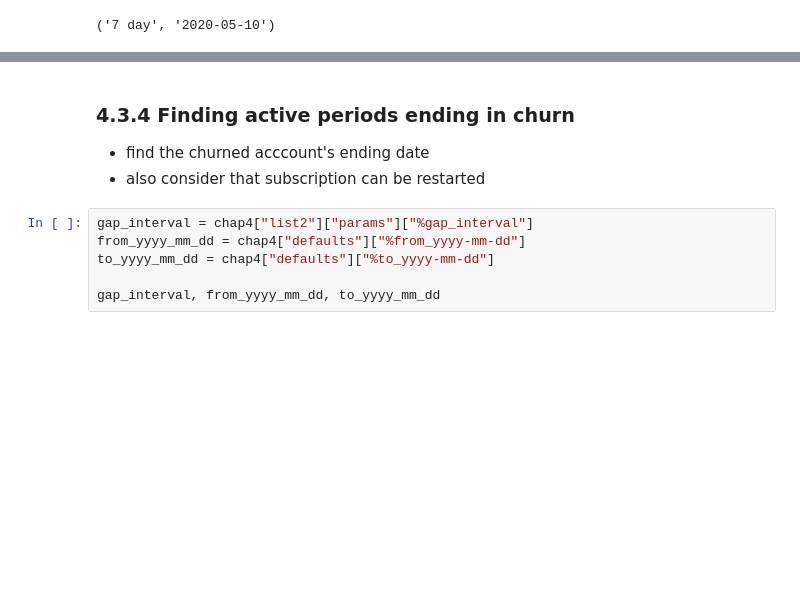
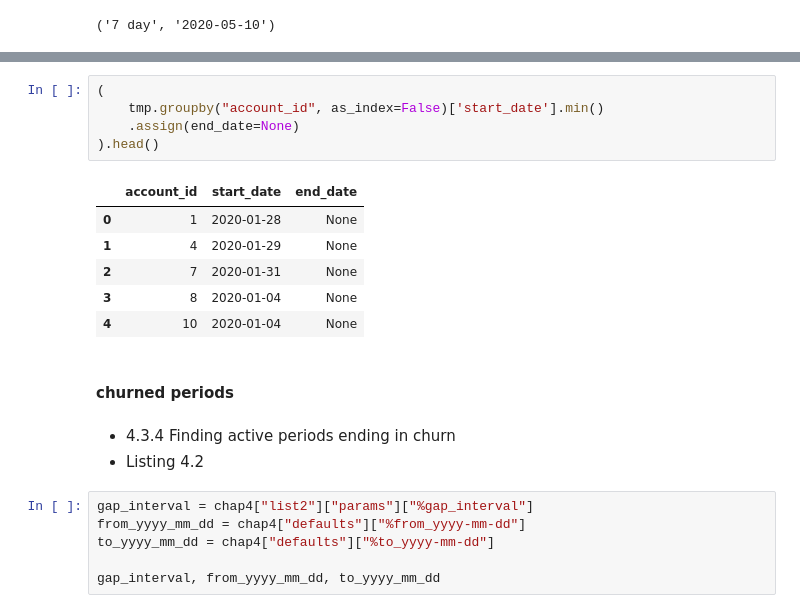
Before and after one commit to davilayang/fight-churn, a Jupyter notebook: notebooks/06-correlations.ipynb, the cells around one changed output, grey strips where cells are left out. Drawn from its saved outputs; the diff is of its cells as text; blank space fills up the shorter version.

```diff
--- a/notebooks/06-correlations.ipynb
+++ b/notebooks/06-correlations.ipynb
@@ -159,8 +247,20 @@ res.sort_values("account_id").head()
+# %%
+(
+    tmp.groupby("account_id", as_index=False)['start_date'].min()
+    .assign(end_date=None)
+).head()
+# %% [output]
+|  | account_id | start_date | end_date |
+| 0 | 1 | 2020-01-28 | None |
+| 1 | 4 | 2020-01-29 | None |
+| 2 | 7 | 2020-01-31 | None |
+| 3 | 8 | 2020-01-04 | None |
+| 4 | 10 | 2020-01-04 | None |
+# %% [markdown]
+#### churned periods
 # %% [markdown]
-### 4.3.4 Finding active periods ending in churn
-
-- find the churned acccount's ending date
-- also consider that subscription can be restarted
+- 4.3.4 Finding active periods ending in churn
+- Listing 4.2
 # %%
 gap_interval = chap4["list2"]["params"]["%gap_interval"]
 from_yyyy_mm_dd = chap4["defaults"]["%from_yyyy-mm-dd"]
```
Also changed, not shown: parts of 35 cells of this notebook.
